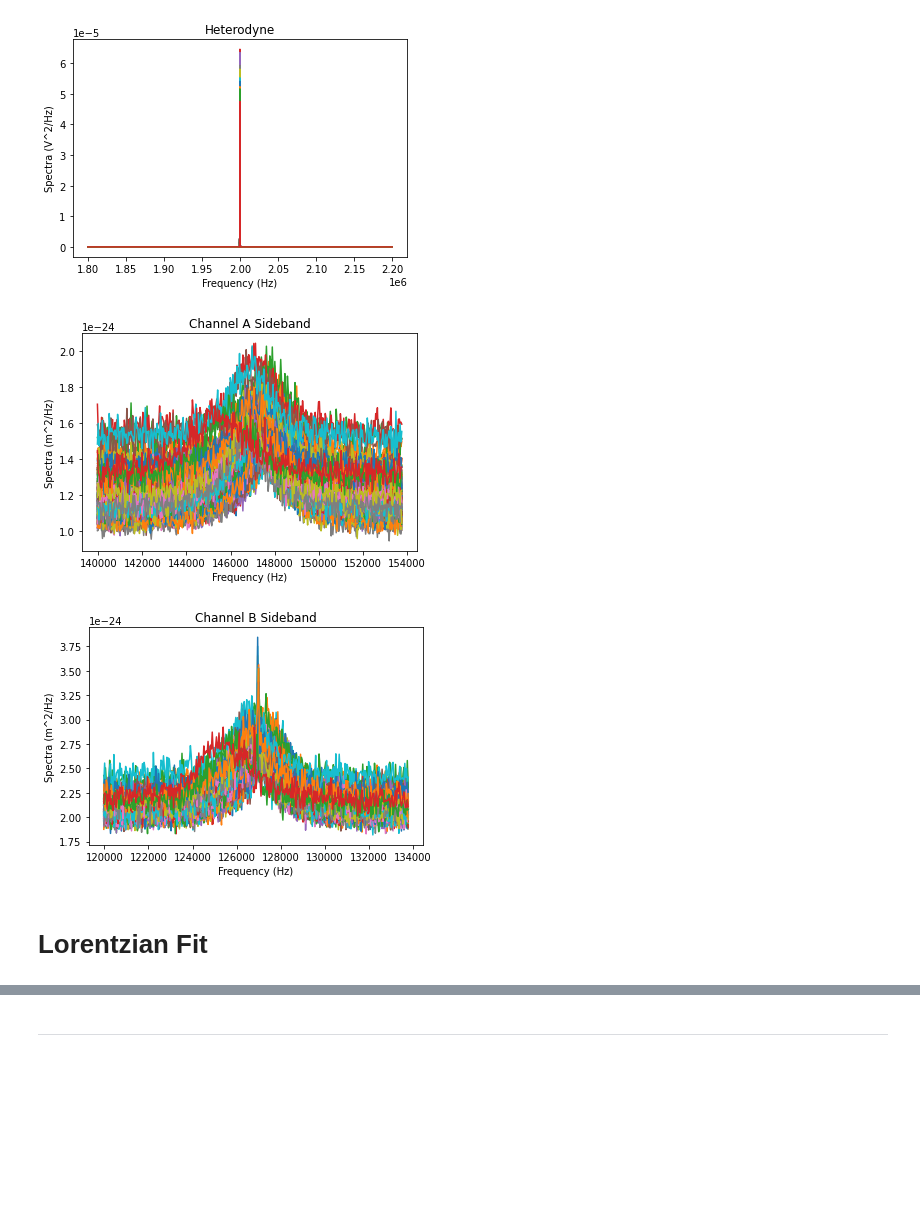
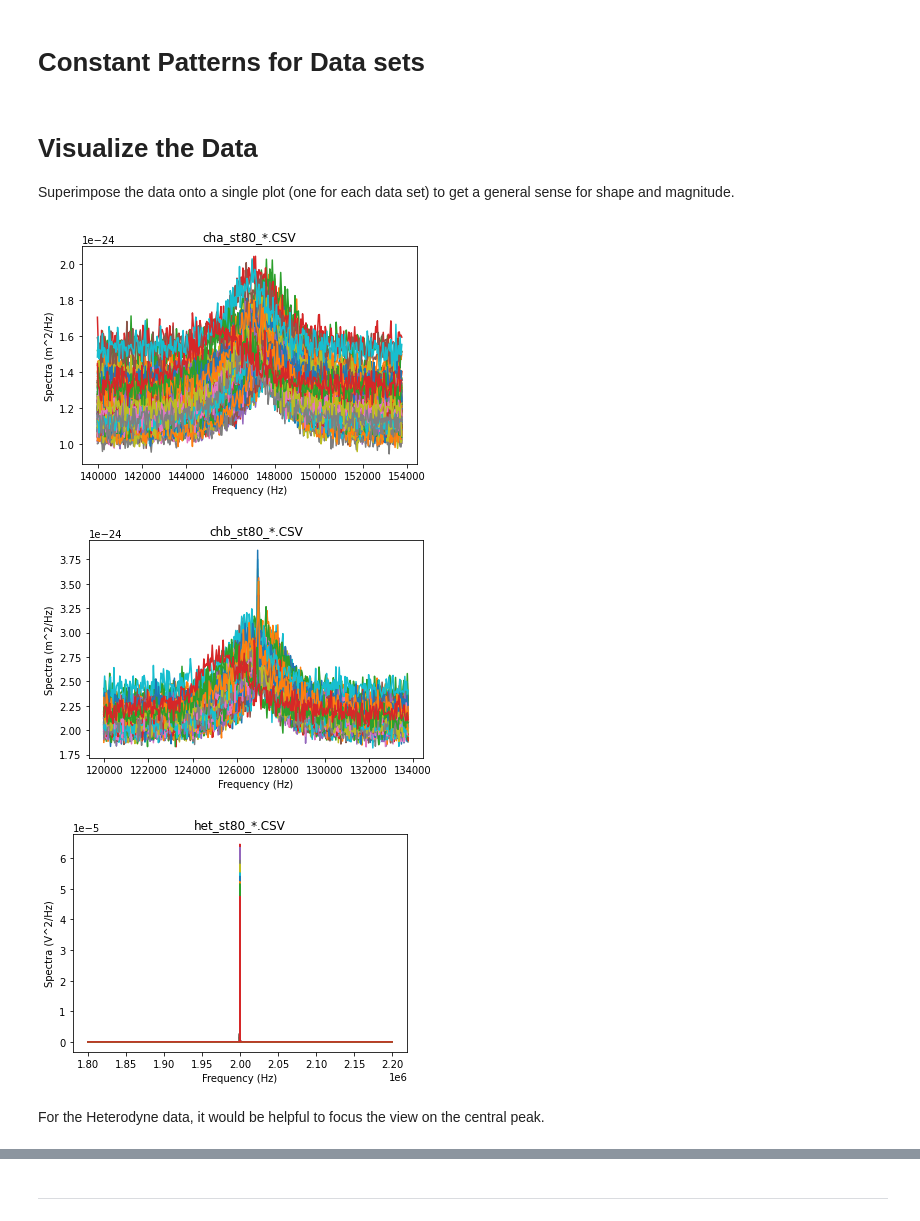
Before and after one commit to nurriol2/peak_fitting, a Jupyter notebook: lorentzian_peak_fitting.ipynb, the cells around one changed output, grey strips where cells are left out. Saved outputs shown, nothing was run; the diff lists cells and outputs as text; code cells hidden in the pictures; blank space fills up the shorter version.

```diff
--- a/lorentzian_peak_fitting.ipynb
+++ b/lorentzian_peak_fitting.ipynb
@@ -92,12 +98,29 @@ def match_filenames_in_dir(pattern, dirpath):
 # %%
 def sort_key(filepath):
     """
-    Find the file number from the path to a file
+    Find the file number from the path to a file.
+    Example:  Extract the number 109 from /.../cha_st80_109.CSV
     """
 
     filename = filepath.split('/')[-1]
     filenumber = filename.split('_')[-1].strip(".CSV")
     return int(filenumber)
+# %% [markdown]
+# Constant Patterns for Data sets
+# %%
+data_sets = {"cha":{"directory":"/content/split_detection/",
+                    "pattern":"cha_st80_*.CSV",
+                    "units":"m^2/Hz"},
+             "chb":{"directory":"/content/split_detection/",
+                    "pattern":"chb_st80_*.CSV",
+                    "units":"m^2/Hz"},
+             "het":{"directory":"/content/heterodyne/",
+                    "pattern":"het_st80_*.CSV",
+                    "units":"V^2/Hz"}}
+# %% [markdown]
+# Visualize the Data
+
+Superimpose the data onto a single plot (one for each data set) to get a general sense for shape and magnitude.
 # %%
 def super_plot(pattern, directory, title, units="m^2/Hz"):
 
@@ -140,10 +148,10 @@ chb = {"pattern":"chb_st80_*.CSV",
 # %%
-for data in [het, cha, chb]:
-    super_plot(data["pattern"], data["directory"], data["title"], data["units"])
+for data in data_sets.values():
+    super_plot(data["pattern"], data["directory"], data["pattern"], data["units"])
     print("\n")
 # %% [output]
-[figure, old version]
+[figure, new version]
-[figure, old version]
+[figure, new version]
-[figure, old version]
+[figure, new version]
-# %% [markdown]
-# Lorentzian Fit
+# %% [markdown]
+For the Heterodyne data, it would be helpful to focus the view on the central peak.
```
Also changed, not shown: parts of 22 cells of this notebook.
